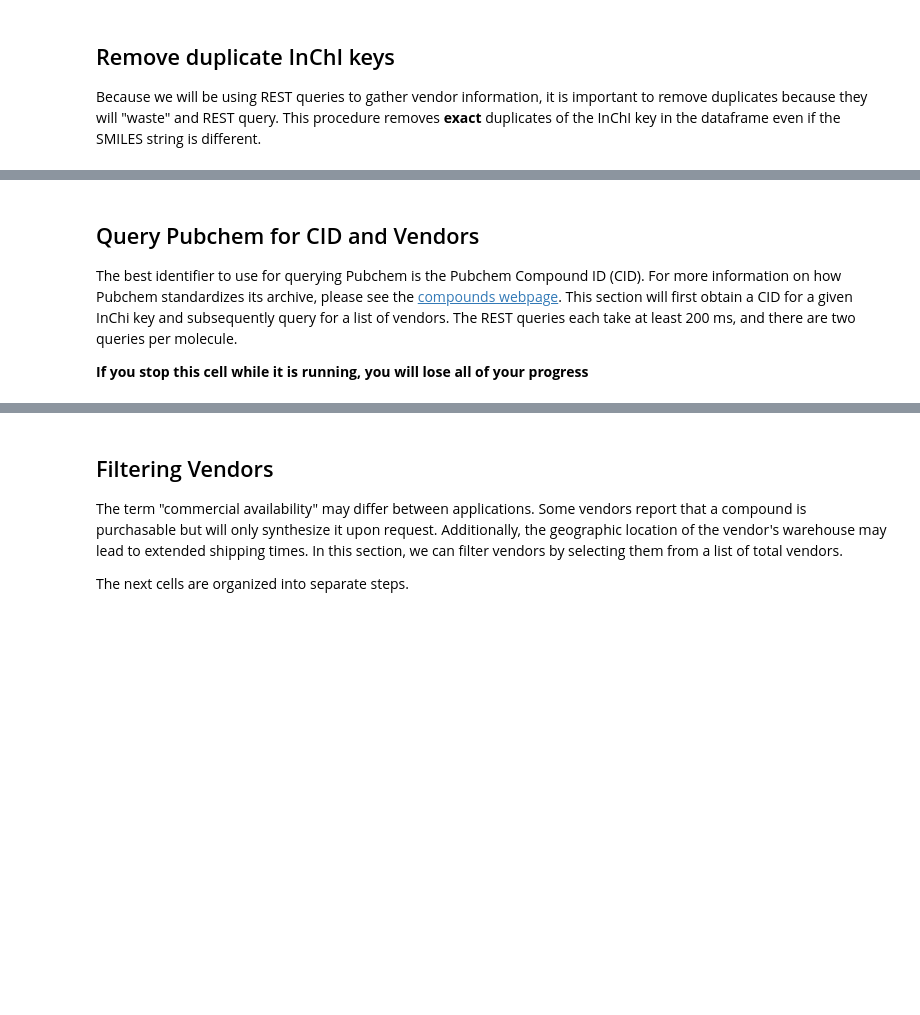
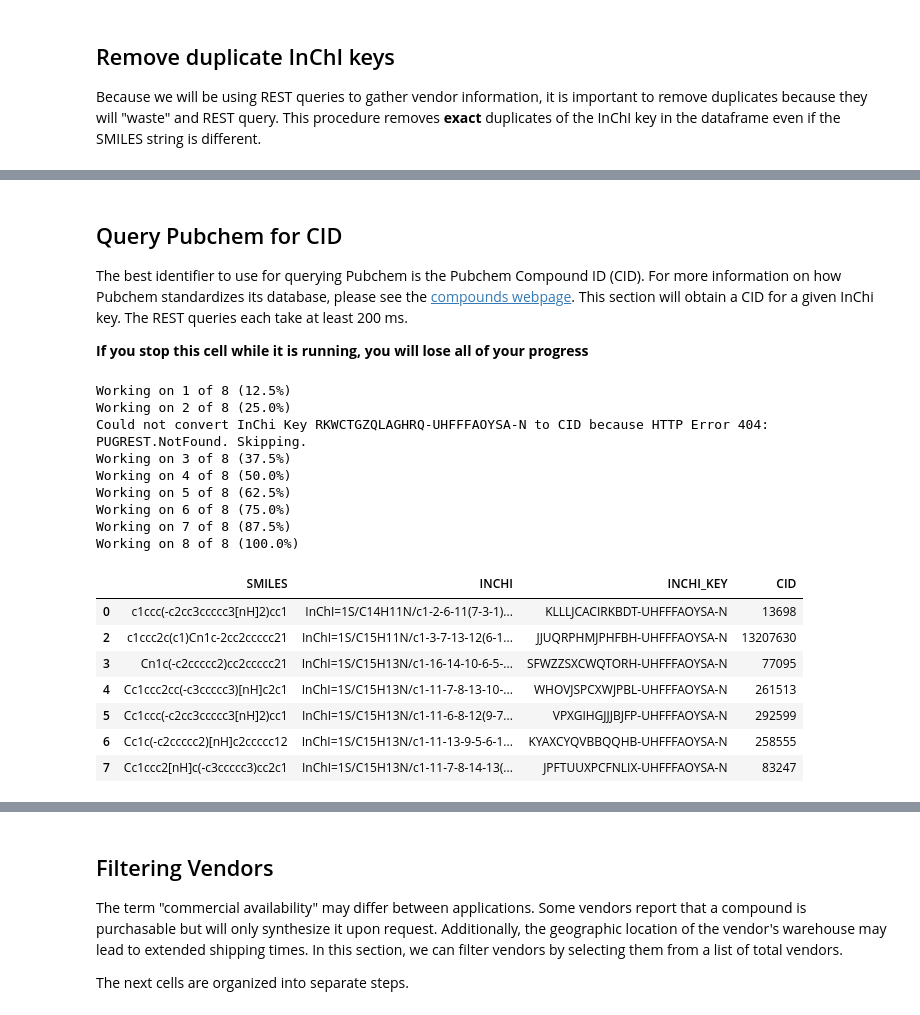
Before and after one commit to thejameshoward/CommercialCompoundSearcher, a Jupyter notebook: CommercialCompoundSearcher.ipynb, the cells around one changed output, grey strips where cells are left out. Drawn from its saved outputs; the diff is of its cells as text; code cells hidden in the pictures; blank space fills up the shorter version.

```diff
--- a/CommercialCompoundSearcher.ipynb
+++ b/CommercialCompoundSearcher.ipynb
@@ -89,64 +138,64 @@ duplicates.to_csv('./results/duplicate_molecular_identifiers.csv', index=False)
 # %% [markdown]
-## Query Pubchem for CID and Vendors
+## Query Pubchem for CID
 
-The best identifier to use for querying Pubchem is the Pubchem Compound ID (CID). For more information on how Pubchem standardizes its archive, please see the [compounds webpage](https://pubchem.ncbi.nlm.nih.gov/docs/compounds). This section will first obtain a CID for a given InChi key and subsequently query for a list of vendors. The REST queries each take at least 200 ms, and there are two queries per molecule.
+The best identifier to use for querying Pubchem is the Pubchem Compound ID (CID). For more information on how Pubchem standardizes its database, please see the [compounds webpage](https://pubchem.ncbi.nlm.nih.gov/docs/compounds). This section will obtain a CID for a given InChi key. The REST queries each take at least 200 ms.
 
 __If you stop this cell while it is running, you will lose all of your progress__
 # %%
 # Get inchi keys as a list
 inchi_keys = df['INCHI_KEY'].to_list()
 
-# This assertion statement will fail if you have duplicate InChi keys
-# If you don't care, remove the following line
+# This assertion statement will fail if you have duplicate
+# InChi keys. If you don't care, remove the following line
 assert len(list(set(inchi_keys))) == df.shape[0]
 
 # Get the total length of InChI keys for tracking progress
 total = len(inchi_keys)
 
-# Enumerate over all inchi keys
+# Enumerate over all inchi keys and add CID values
 for i, inchi_key in enumerate(inchi_keys):
     print(f'Working on {i + 1} of {total} ({round((i + 1) / total * 100, 2)}%)')
 
     # Set cid to nan if we can't find it
     cid = np.nan
 
     # Try to get the CID, if there is no CID, skip
     try:
         cid = get_cid_from_inchi_key(inchi_key)
     except urllib.error.HTTPError as e:
         print(f'Could not convert InChi Key {inchi_key} to CID because {e}. Skipping.')
         continue
 
-    # Try to a list of vendors
-    try:
-        vendors = list(set(get_vendor_list_from_cid(cid)))
-    except urllib.error.HTTPError as e:
-        print(f'Could not get vendor list from CID {cid}.')
-        vendors = []
-
     # Check how many instances of that INCHI_KEY are in the df
-    indices = df[df['INCHI_KEY'] == inchi_key].index.values
-    if len(indices) != 1:
-        print(f'WARNING: Found more than one inchi key {inchi_key}!')
+    if df[df['INCHI_KEY'] == inchi_key].shape[0] != 1:
+        print(f'WARNING: Found more than one InChI key {inchi_key}!')
 
     # Add the CID/VENDORS based on inchi_key
     df.loc[df['INCHI_KEY'] == inchi_key, 'CID'] = str(cid)
-    df.loc[df['INCHI_KEY'] == inchi_key, 'VENDORS'] = str(vendors)
 
-# Get the df of molecules for which there is no CID
+# Get the df of molecules for which there is no CID, save it for good book keeping
 no_cids = df[df['CID'].astype(float).isna()].copy(deep=True)
+no_cids.to_csv('./results/no_cid_found.csv', index=False)
 
-# Get the df of molecules for which there is a CID but no vendors
-# We're going to convert the lists stored in 'VENDORS' to a string
-# for string comparison. There may be a better way to do this
-no_vendors = df[(df['VENDORS'].astype(str) == '[]') & ~(df['CID'].astype(float).isna())].copy(deep=True)
-
-# Get the result df that has both CIDs and some vendors
-df = df[~(df['VENDORS'].astype(str) == '[]') & ~(df['CID'].astype(float).isna())]
-
-# Save the different dataframes
-df.to_csv('./results/filtered_for_cid_and_vendors.csv', index=False)
-no_cids.to_csv('./results/no_cid_found.csv', index=False)
-no_vendors.to_csv('./results/no_vendors_found.csv', index=False)
+# Get the new df that has CID values for each molecule
+df = df[~(df['CID'].astype(float).isna())]
 
 display(df)
+# %% [output]
+Working on 1 of 8 (12.5%)
+Working on 2 of 8 (25.0%)
+Could not convert InChi Key RKWCTGZQLAGHRQ-UHFFFAOYSA-N to CID because HTTP Error 404: PUGREST.NotFound. Skipping.
+Working on 3 of 8 (37.5%)
+Working on 4 of 8 (50.0%)
+Working on 5 of 8 (62.5%)
+Working on 6 of 8 (75.0%)
+Working on 7 of 8 (87.5%)
+Working on 8 of 8 (100.0%)
+|  | SMILES | INCHI | INCHI_KEY | CID |
+| 0 | c1ccc(-c2cc3ccccc3[nH]2)cc1 | InChI=1S/C14H11N/c1-2-6-11(7-3-1)... | KLLLJCACIRKBDT-UHFFFAOYSA-N | 13698 |
+| 2 | c1ccc2c(c1)Cn1c-2cc2ccccc21 | InChI=1S/C15H11N/c1-3-7-13-12(6-1... | JJUQRPHMJPHFBH-UHFFFAOYSA-N | 13207630 |
+| 3 | Cn1c(-c2ccccc2)cc2ccccc21 | InChI=1S/C15H13N/c1-16-14-10-6-5-... | SFWZZSXCWQTORH-UHFFFAOYSA-N | 77095 |
+| 4 | Cc1ccc2cc(-c3ccccc3)[nH]c2c1 | InChI=1S/C15H13N/c1-11-7-8-13-10-... | WHOVJSPCXWJPBL-UHFFFAOYSA-N | 261513 |
+| 5 | Cc1ccc(-c2cc3ccccc3[nH]2)cc1 | InChI=1S/C15H13N/c1-11-6-8-12(9-7... | VPXGIHGJJJBJFP-UHFFFAOYSA-N | 292599 |
+| 6 | Cc1c(-c2ccccc2)[nH]c2ccccc12 | InChI=1S/C15H13N/c1-11-13-9-5-6-1... | KYAXCYQVBBQQHB-UHFFFAOYSA-N | 258555 |
+| 7 | Cc1ccc2[nH]c(-c3ccccc3)cc2c1 | InChI=1S/C15H13N/c1-11-7-8-14-13(... | JPFTUUXPCFNLIX-UHFFFAOYSA-N | 83247 |
```
Also changed, not shown: parts of 16 cells of this notebook, 12 other files.
